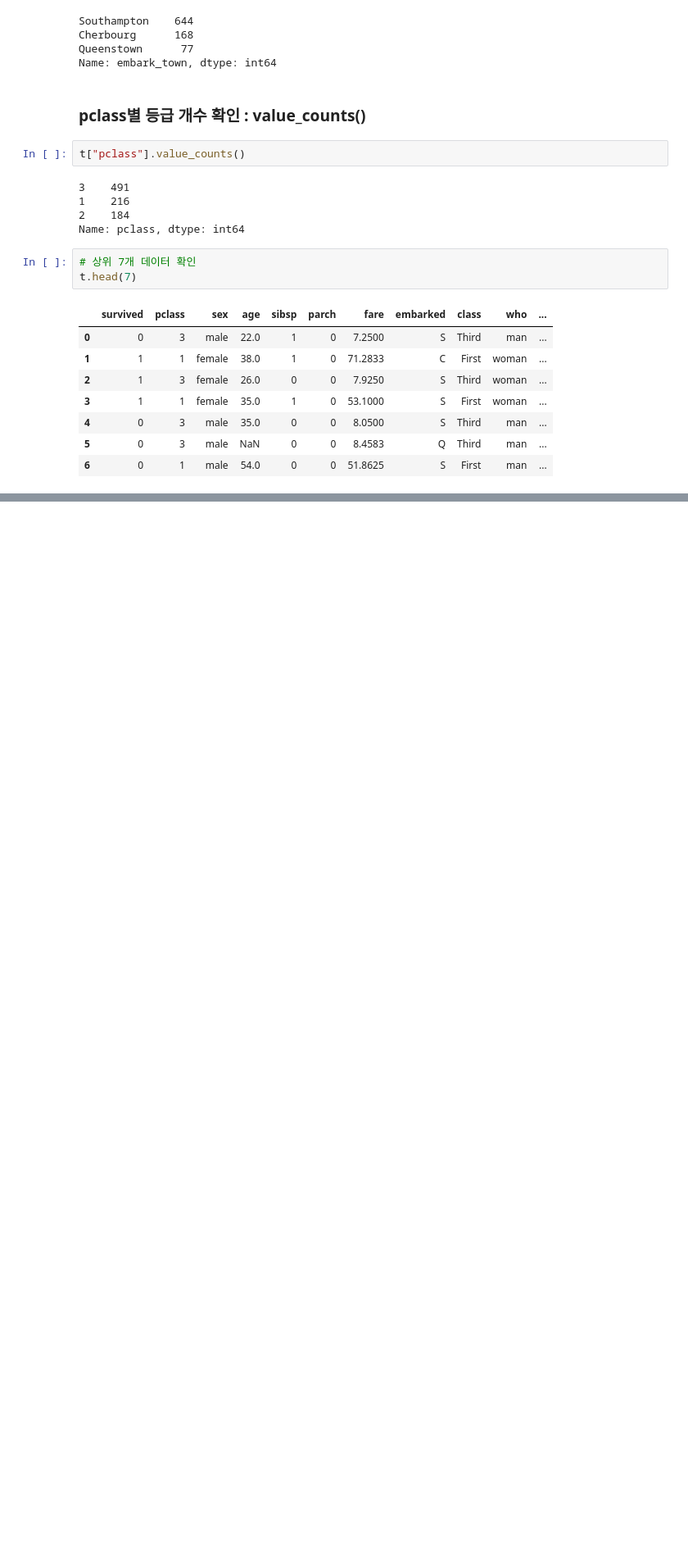
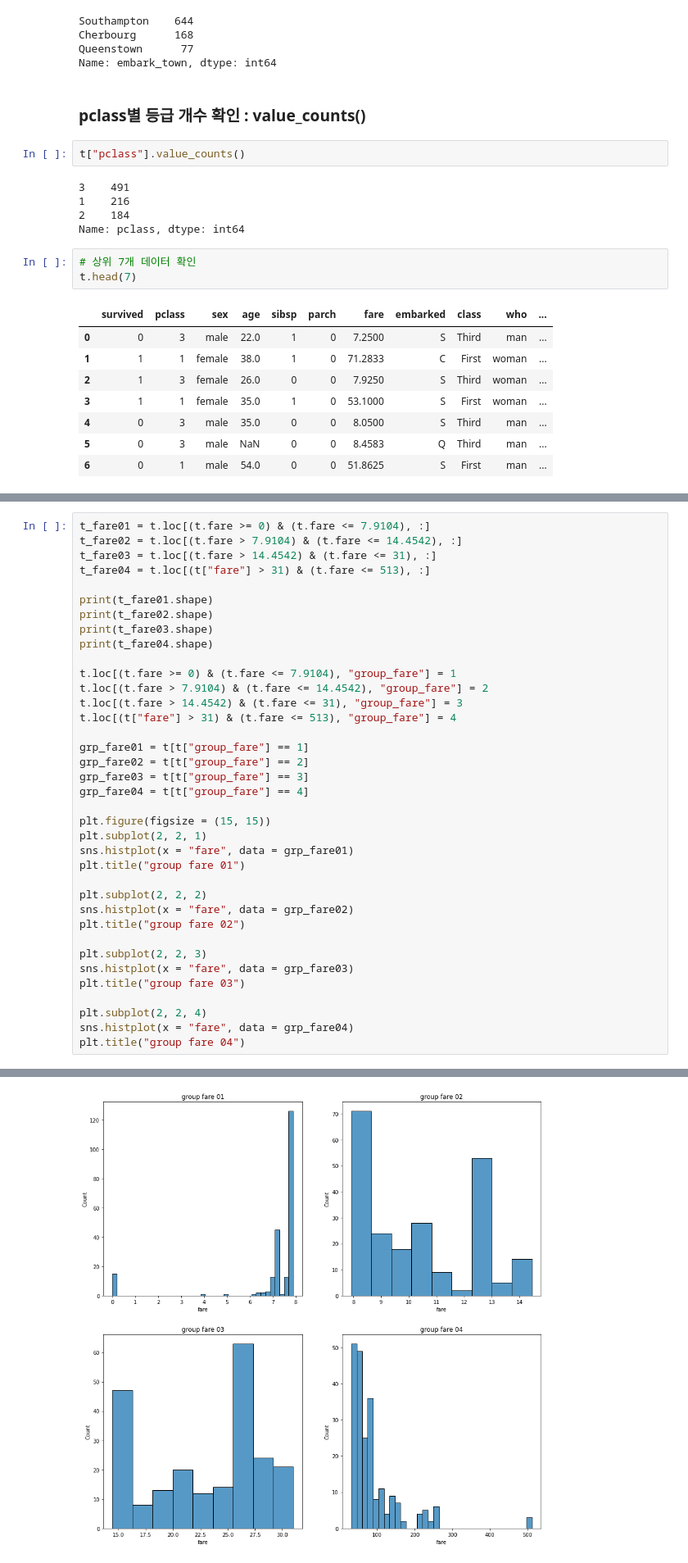
Before and after one commit to city1616/LikeLion_AI_SCHOOL_13th, a Jupyter notebook: 02. 웹과 Github 기본/06_python_library/02_pandas/02_Titanic_pandas.ipynb, the cells around one changed output, grey strips where cells are left out. Shown at 82% size. Cells and saved outputs as stored; diff of their text form; blank space fills up the shorter version.

```diff
--- a/02. 웹과 Github 기본/06_python_library/02_pandas/02_Titanic_pandas.ipynb
+++ b/02. 웹과 Github 기본/06_python_library/02_pandas/02_Titanic_pandas.ipynb
@@ -175,0 +180,38 @@ t.head(7)
+# %%
+t_fare01 = t.loc[(t.fare >= 0) & (t.fare <= 7.9104), :]
+t_fare02 = t.loc[(t.fare > 7.9104) & (t.fare <= 14.4542), :]
+t_fare03 = t.loc[(t.fare > 14.4542) & (t.fare <= 31), :]
+t_fare04 = t.loc[(t["fare"] > 31) & (t.fare <= 513), :]
+
+print(t_fare01.shape)
+print(t_fare02.shape)
+print(t_fare03.shape)
+print(t_fare04.shape)
+
+t.loc[(t.fare >= 0) & (t.fare <= 7.9104), "group_fare"] = 1
+t.loc[(t.fare > 7.9104) & (t.fare <= 14.4542), "group_fare"] = 2
+t.loc[(t.fare > 14.4542) & (t.fare <= 31), "group_fare"] = 3
+t.loc[(t["fare"] > 31) & (t.fare <= 513), "group_fare"] = 4
+
+grp_fare01 = t[t["group_fare"] == 1]
+grp_fare02 = t[t["group_fare"] == 2]
+grp_fare03 = t[t["group_fare"] == 3]
+grp_fare04 = t[t["group_fare"] == 4]
+
+plt.figure(figsize = (15, 15))
+plt.subplot(2, 2, 1)
+sns.histplot(x = "fare", data = grp_fare01)
+plt.title("group fare 01")
+
+plt.subplot(2, 2, 2)
+sns.histplot(x = "fare", data = grp_fare02)
+plt.title("group fare 02")
+
+plt.subplot(2, 2, 3)
+sns.histplot(x = "fare", data = grp_fare03)
+plt.title("group fare 03")
+
+plt.subplot(2, 2, 4)
+sns.histplot(x = "fare", data = grp_fare04)
+plt.title("group fare 04")
+# %% [output]
@@ -175,0 +223 @@ t.head(7)
+[figure, added]
```
Also changed, not shown: parts of 23 cells of this notebook.
